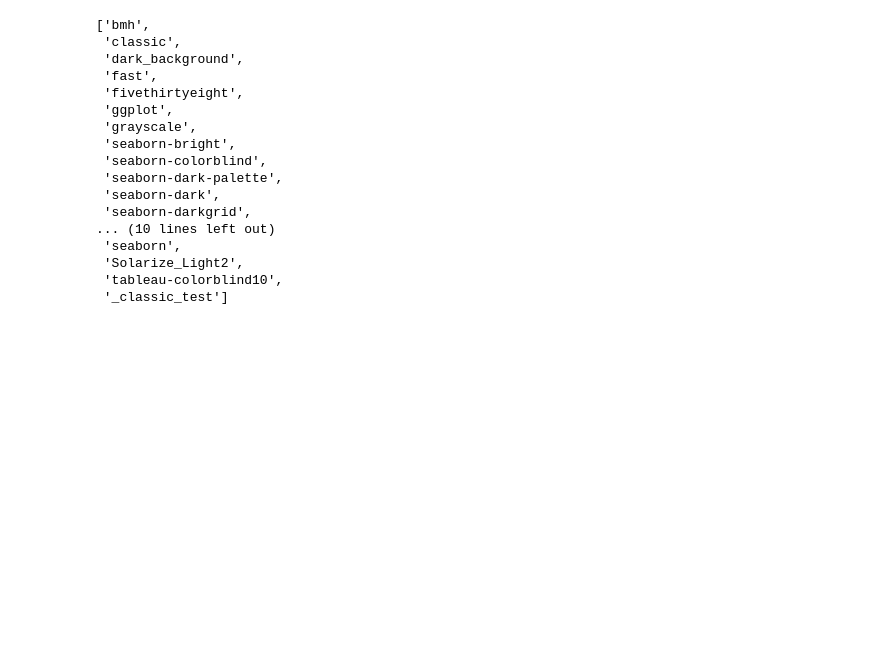
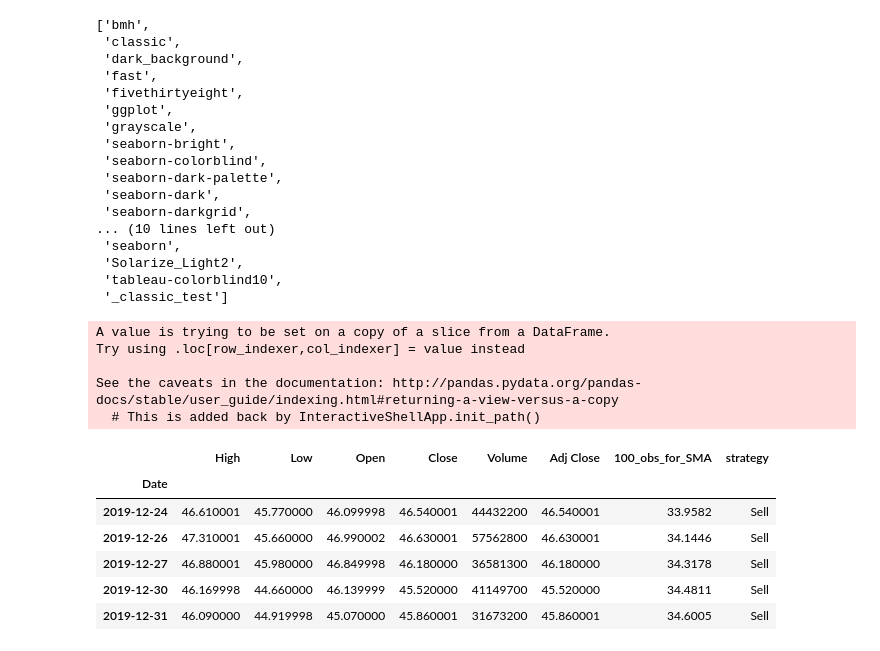
Before and after one commit to SiddAjriY2Jaccount/sma-crossover-python, a Jupyter notebook: AMD_sma.ipynb, the cells around one changed output. Cells and saved outputs as stored; diff of their text form; code cells hidden in the pictures; blank space fills up the shorter version.

```diff
--- a/AMD_sma.ipynb
+++ b/AMD_sma.ipynb
@@ -101,13 +101,26 @@ mpl.style.available
 # %%
 ### BUY: When MA > price
 ### SELL: When MA < price
 # WHY? "We hope to catch the ride when the asset is trending upwards, gaining similar returns. When it trends downwards choose to sell out and wait, or short sell in order to benefit from the fall."
 
 li = []
 for i in range(amd.shape[0]):
     if amd["Adj Close"].iloc[i] > amd["100_obs_for_SMA"].iloc[i]:
         li.append("Sell")
     else:
-        Position.append(“Short”)
-apple["strategy"] = li
-apple.head()
+        li.append("Buy")
+amd["strategy"] = li
+amd.tail()
+# %% [output]
+A value is trying to be set on a copy of a slice from a DataFrame.
+Try using .loc[row_indexer,col_indexer] = value instead
+
+See the caveats in the documentation: http://pandas.pydata.org/pandas-docs/stable/user_guide/indexing.html#returning-a-view-versus-a-copy
+  # This is added back by InteractiveShellApp.init_path()
+|  | High | Low | Open | Close | Volume | Adj Close | 100_obs_for_SMA | strategy |
+| Date |  |  |  |  |  |  |  |  |
+| 2019-12-24 | 46.610001 | 45.770000 | 46.099998 | 46.540001 | 44432200 | 46.540001 | 33.9582 | Sell |
+| 2019-12-26 | 47.310001 | 45.660000 | 46.990002 | 46.630001 | 57562800 | 46.630001 | 34.1446 | Sell |
+| 2019-12-27 | 46.880001 | 45.980000 | 46.849998 | 46.180000 | 36581300 | 46.180000 | 34.3178 | Sell |
+| 2019-12-30 | 46.169998 | 44.660000 | 46.139999 | 45.520000 | 41149700 | 45.520000 | 34.4811 | Sell |
+| 2019-12-31 | 46.090000 | 44.919998 | 45.070000 | 45.860001 | 31673200 | 45.860001 | 34.6005 | Sell |
```
Also changed, not shown: parts of 6 cells of this notebook.
